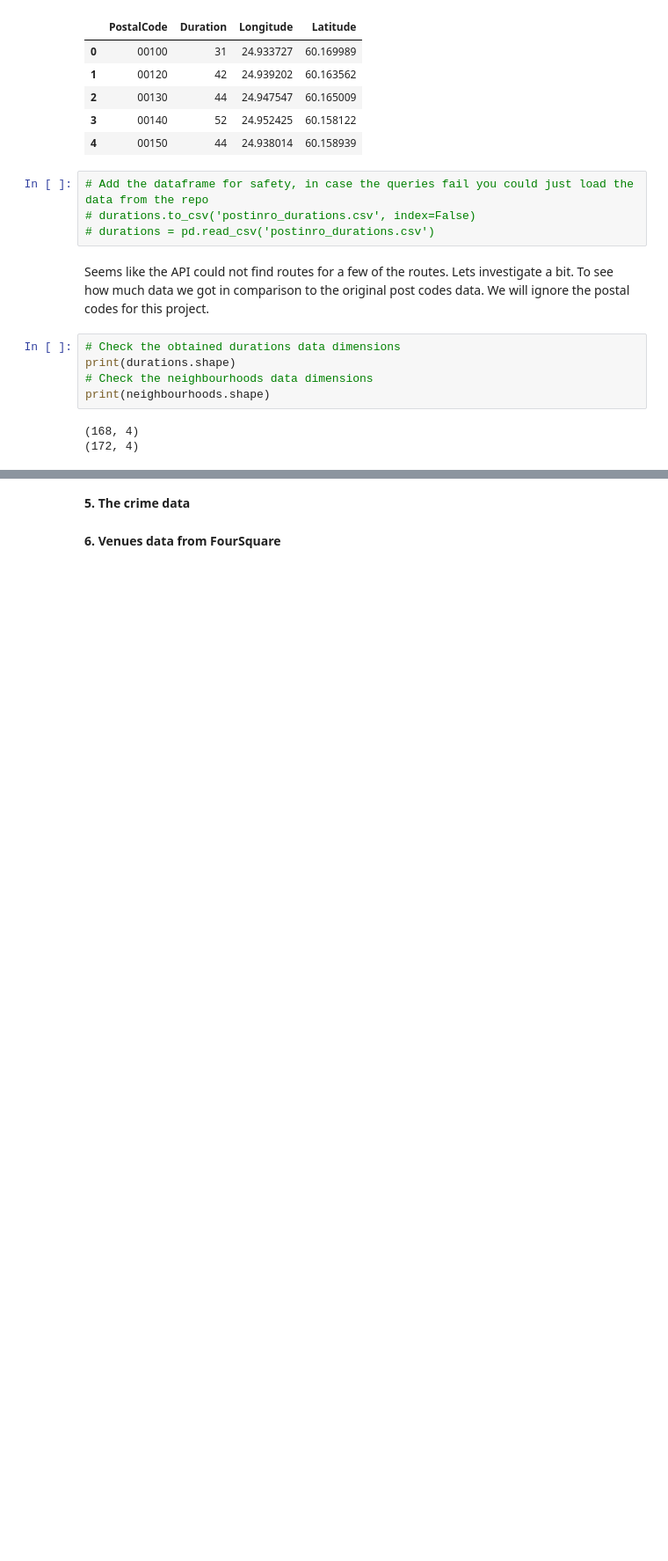
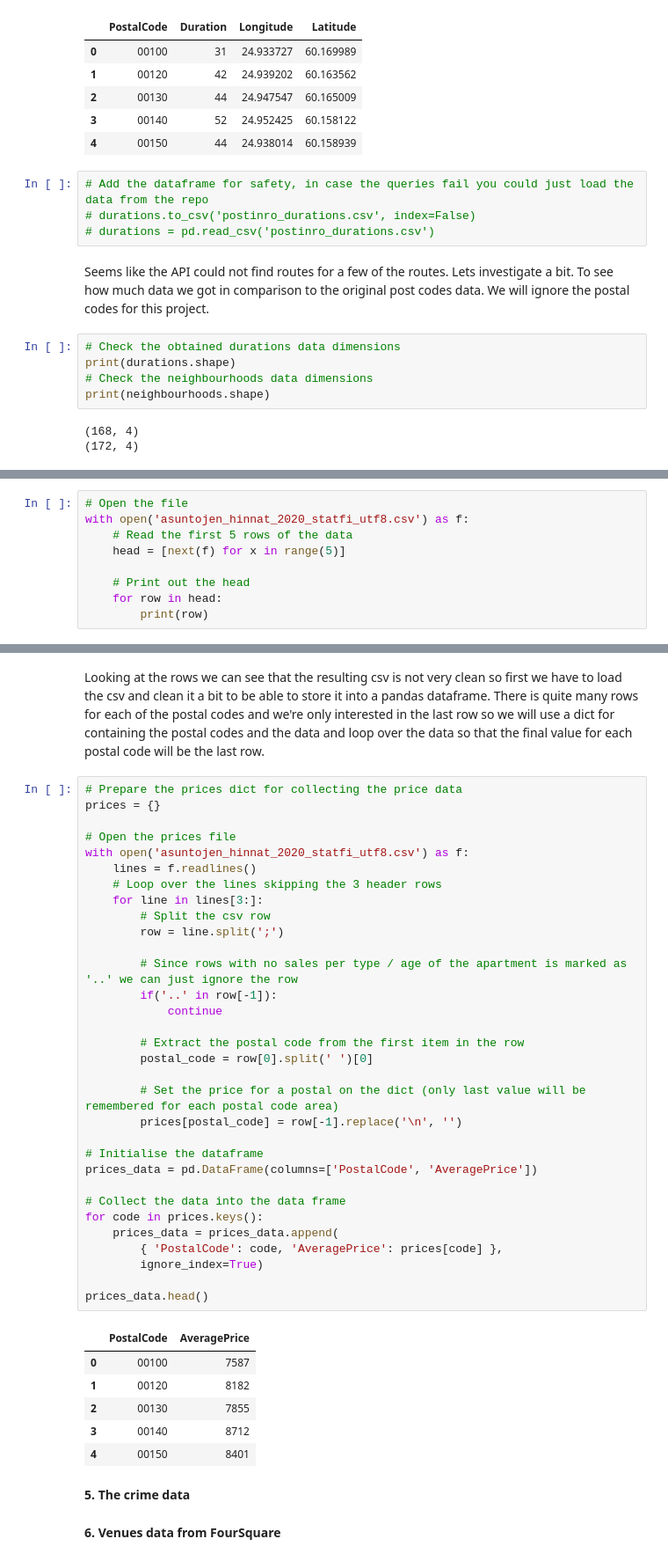
Before and after one commit to cobrelli/Coursera_Capstone, a Jupyter notebook: Capstone 1.ipynb, the cells around one changed output, grey strips where cells are left out. Shown at 88% size. Cells and saved outputs as stored; diff of their text form; blank space fills up the shorter version.

Commit message:
Add the wrangling up and data inspection part of the average apartment prices data

```diff
--- a/Capstone 1.ipynb
+++ b/Capstone 1.ipynb
@@ -278,0 +283,9 @@ print(neighbourhoods.shape)
+# %%
+# Open the file
+with open('asuntojen_hinnat_2020_statfi_utf8.csv') as f:
+    # Read the first 5 rows of the data
+    head = [next(f) for x in range(5)]
+
+    # Print out the head
+    for row in head:
+        print(row)
@@ -279,3 +302,44 @@ print(neighbourhoods.shape)
+# %% [markdown]
+Looking at the rows we can see that the resulting csv is not very clean so first we have to load the csv and clean it a bit to be able to store it into a pandas dataframe. There is quite many rows for each of the postal codes and we're only interested in the last row so we will use a dict for containing the postal codes and the data and loop over the data so that the final value for each postal code will be the last row.
+# %%
+# Prepare the prices dict for collecting the price data
+prices = {}
+
+# Open the prices file
+with open('asuntojen_hinnat_2020_statfi_utf8.csv') as f:
+    lines = f.readlines()
+    # Loop over the lines skipping the 3 header rows
+    for line in lines[3:]:
+        # Split the csv row
+        row = line.split(';')
+
+        # Since rows with no sales per type / age of the apartment is marked as '..' we can just ignore the row
+        if('..' in row[-1]):
+            continue
+
+        # Extract the postal code from the first item in the row
+        postal_code = row[0].split(' ')[0]
+
+        # Set the price for a postal on the dict (only last value will be remembered for each postal code area)
+        prices[postal_code] = row[-1].replace('\n', '')
+
+# Initialise the dataframe
+prices_data = pd.DataFrame(columns=['PostalCode', 'AveragePrice'])
+
+# Collect the data into the data frame
+for code in prices.keys():
+    prices_data = prices_data.append(
+        { 'PostalCode': code, 'AveragePrice': prices[code] },
+        ignore_index=True)
+
+prices_data.head()
+# %% [output]
+|  | PostalCode | AveragePrice |
+| 0 | 00100 | 7587 |
+| 1 | 00120 | 8182 |
+| 2 | 00130 | 7855 |
+| 3 | 00140 | 8712 |
+| 4 | 00150 | 8401 |
 # %% [markdown]
 <b>5. The crime data</b>
 # %% [markdown]
```
Also changed, not shown: parts of 39 cells of this notebook, 1 other file.
